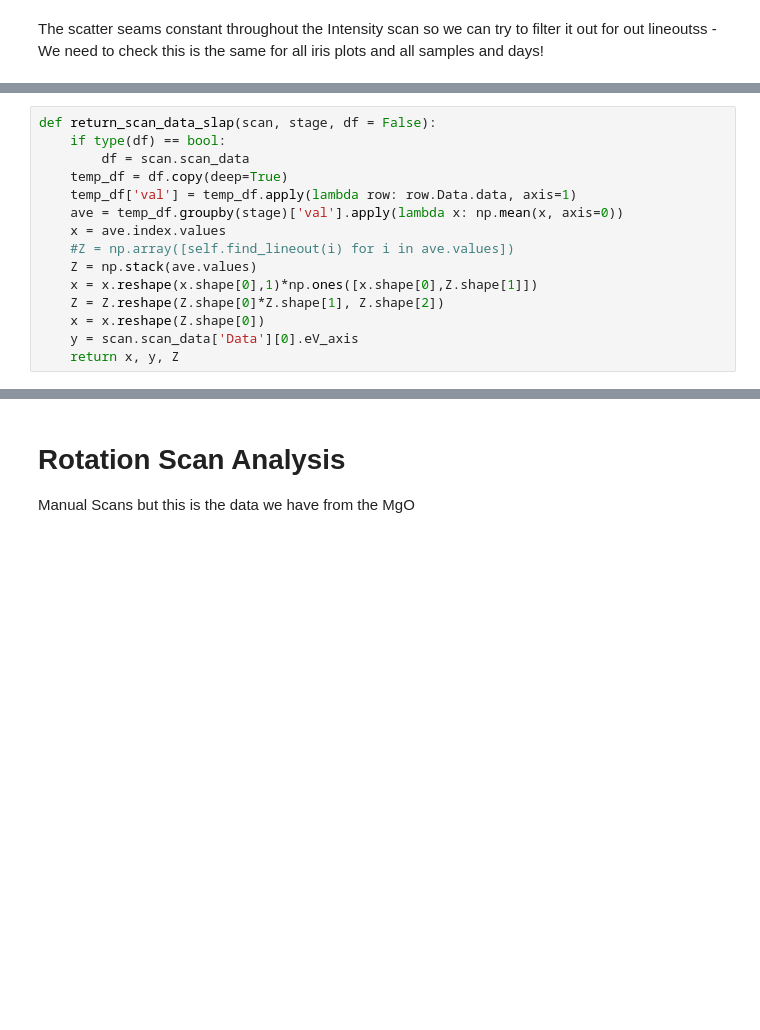
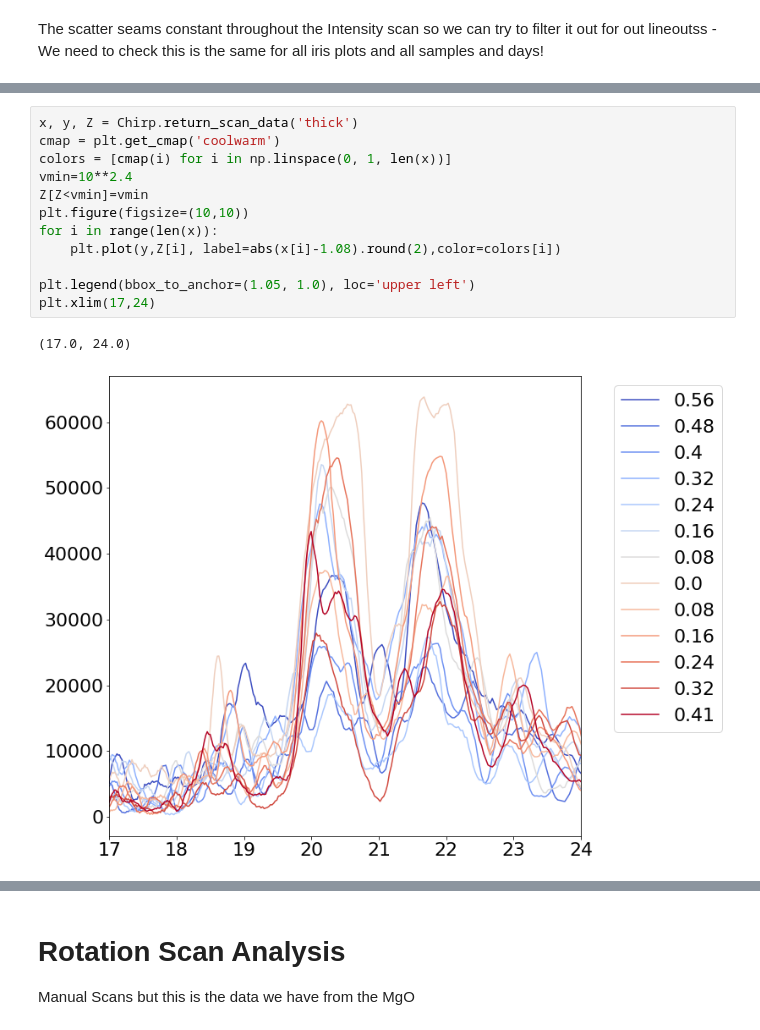
Before and after one commit to KasiaKoo/Artemis_Jan22, a Jupyter notebook: MgO_1800nm.ipynb, the cells around one changed output, grey strips where cells are left out. Saved outputs shown, nothing was run; the diff lists cells and outputs as text; blank space fills up the shorter version.

```diff
--- a/MgO_1800nm.ipynb
+++ b/MgO_1800nm.ipynb
@@ -86,15 +137,15 @@ ax.set_xlim(left=16)
-# %%
-def return_scan_data_slap(scan, stage, df = False):
-    if type(df) == bool:
-        df = scan.scan_data
-    temp_df = df.copy(deep=True)
-    temp_df['val'] = temp_df.apply(lambda row: row.Data.data, axis=1)
-    ave = temp_df.groupby(stage)['val'].apply(lambda x: np.mean(x, axis=0))
-    x = ave.index.values
-    #Z = np.array([self.find_lineout(i) for i in ave.values])
-    Z = np.stack(ave.values)
-    x = x.reshape(x.shape[0],1)*np.ones([x.shape[0],Z.shape[1]])
-    Z = Z.reshape(Z.shape[0]*Z.shape[1], Z.shape[2])
-    x = x.reshape(Z.shape[0])
-    y = scan.scan_data['Data'][0].eV_axis
-    return x, y, Z
+# %%
+x, y, Z = Chirp.return_scan_data('thick')
+cmap = plt.get_cmap('coolwarm')
+colors = [cmap(i) for i in np.linspace(0, 1, len(x))]
+vmin=10**2.4
+Z[Z<vmin]=vmin
+plt.figure(figsize=(10,10))
+for i in range(len(x)):
+    plt.plot(y,Z[i], label=abs(x[i]-1.08).round(2),color=colors[i])
+
+plt.legend(bbox_to_anchor=(1.05, 1.0), loc='upper left')
+plt.xlim(17,24)
+# %% [output]
+(17.0, 24.0)
+[figure, added]
```
Also changed, not shown: parts of 9 cells of this notebook, 2 other files.
